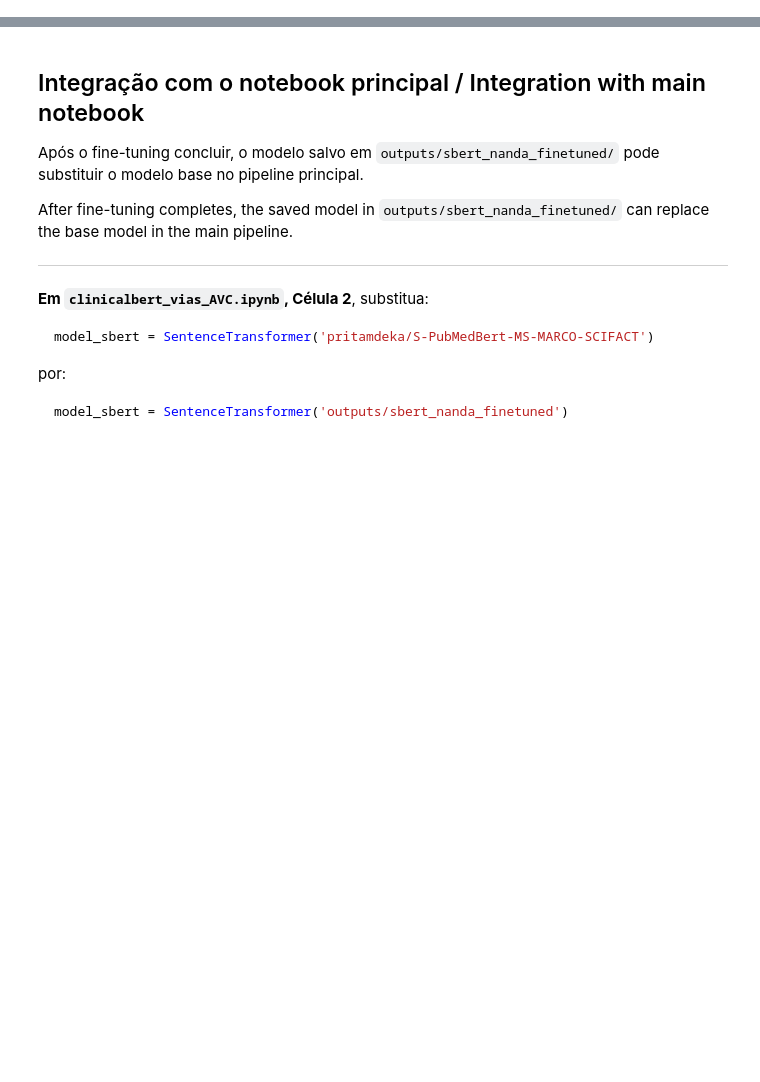
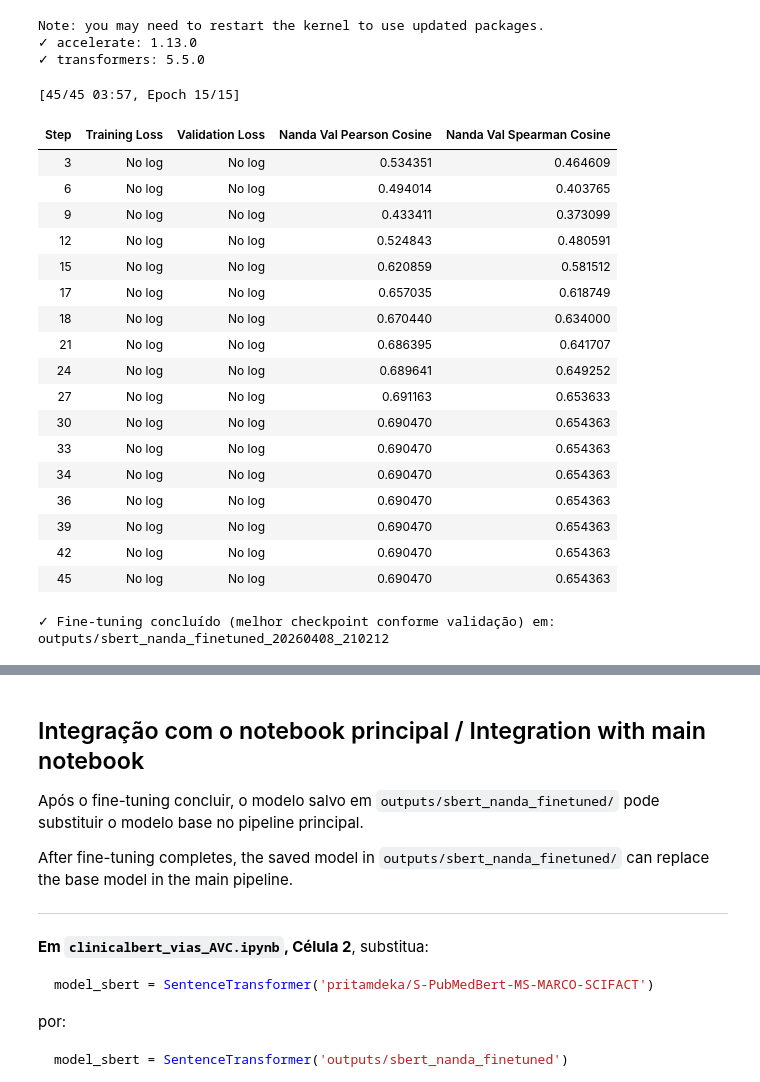
Before and after one commit to Patricio-sketch/AVC_transcriptomics, a Jupyter notebook: finetune_sbert_nanda.ipynb, the cells around one changed output, grey strips where cells are left out. Cells and saved outputs as stored; diff of their text form; code cells hidden in the pictures; blank space fills up the shorter version.

Commit message:
Refina analise NANDA e notebooks transcriptomicos

```diff
--- a/finetune_sbert_nanda.ipynb
+++ b/finetune_sbert_nanda.ipynb
@@ -339,0 +551,74 @@ for p, d, expected in val_pairs:
+# %%
+# ============================================================
+# CÉLULA 5 — Fine-tuning com validação durante o treino
+# epochs=15, warmup_steps dinâmico para MNRL
+# ============================================================
+
+%pip install -q -U "accelerate>=1.1.0" "transformers[torch]"
+
+import os
+import gc
+from datetime import datetime
+import accelerate
+import transformers
+from sentence_transformers.evaluation import EmbeddingSimilarityEvaluator
+
+print(f"✓ accelerate: {accelerate.__version__}")
+print(f"✓ transformers: {transformers.__version__}")
+
+# Evita lock de arquivos no Windows (ex.: model_ft/model_base carregados do mesmo path)
+for _name in ("model_ft", "model_base"):
+    if _name in globals():
+        del globals()[_name]
+gc.collect()
+
+evaluator = EmbeddingSimilarityEvaluator(
+    sentences1=[p.texts[0] for p in val_ex],
+    sentences2=[p.texts[1] for p in val_ex],
+    scores=[p.label for p in val_ex],
+    name="nanda_val",
+)
+eval_steps = max(1, len(train_examples) // 2)
+
+run_id = datetime.now().strftime("%Y%m%d_%H%M%S")
+train_output_path = f"outputs/sbert_nanda_finetuned_{run_id}"
+os.makedirs(train_output_path, exist_ok=True)
+
+# MNRL converge mais rápido que CosineSimilarityLoss
+# porque o gradiente é mais informativo (múltiplos negativos
+# por step). Mais épocas compensam o dataset menor de treino.
+model.fit(
+    train_objectives=[(train_dataloader, train_loss)],
+    evaluator=evaluator,
+    epochs=15,
+    evaluation_steps=eval_steps,
+    warmup_steps=max(10, len(train_examples) // 4),
+    output_path=train_output_path,
+    save_best_model=True,
+    show_progress_bar=True,
+)
+print(f"✓ Fine-tuning concluído (melhor checkpoint conforme validação) em: {train_output_path}")
+# %% [output]
+Note: you may need to restart the kernel to use updated packages.
+✓ accelerate: 1.13.0
+✓ transformers: 5.5.0
+[45/45 03:57, Epoch 15/15]
+| Step | Training Loss | Validation Loss | Nanda Val Pearson Cosine | Nanda Val Spearman Cosine |
+| 3 | No log | No log | 0.534351 | 0.464609 |
+| 6 | No log | No log | 0.494014 | 0.403765 |
+| 9 | No log | No log | 0.433411 | 0.373099 |
+| 12 | No log | No log | 0.524843 | 0.480591 |
+| 15 | No log | No log | 0.620859 | 0.581512 |
+| 17 | No log | No log | 0.657035 | 0.618749 |
+| 18 | No log | No log | 0.670440 | 0.634000 |
+| 21 | No log | No log | 0.686395 | 0.641707 |
+| 24 | No log | No log | 0.689641 | 0.649252 |
+| 27 | No log | No log | 0.691163 | 0.653633 |
+| 30 | No log | No log | 0.690470 | 0.654363 |
+| 33 | No log | No log | 0.690470 | 0.654363 |
+| 34 | No log | No log | 0.690470 | 0.654363 |
+| 36 | No log | No log | 0.690470 | 0.654363 |
+| 39 | No log | No log | 0.690470 | 0.654363 |
+| 42 | No log | No log | 0.690470 | 0.654363 |
+| 45 | No log | No log | 0.690470 | 0.654363 |
+✓ Fine-tuning concluído (melhor checkpoint conforme validação) em: outputs/sbert_nanda_finetuned_20260408_210212
```
Also changed, not shown: parts of 10 cells of this notebook, 10 other files.
